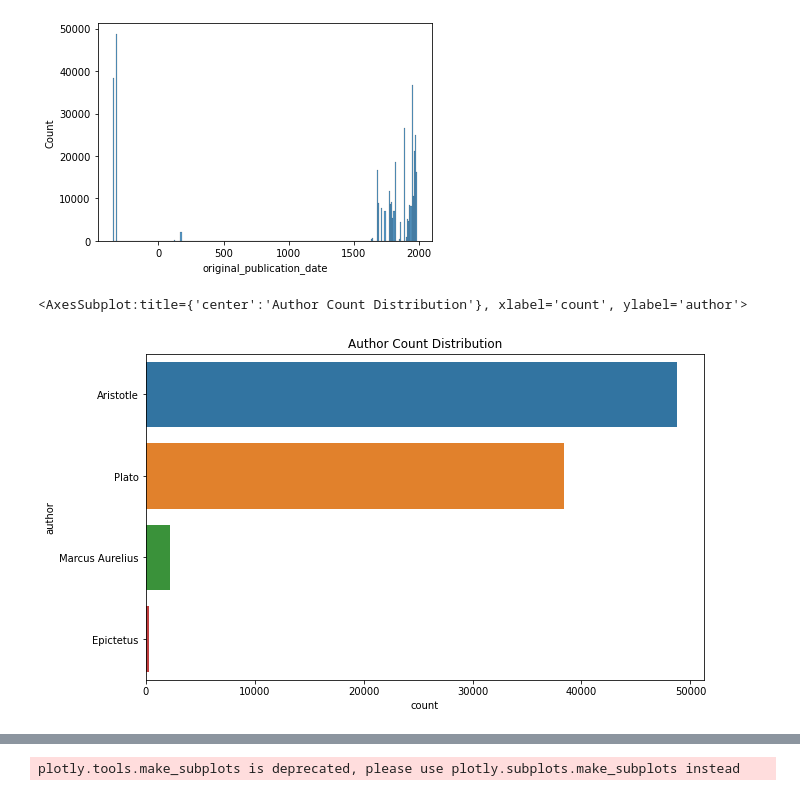
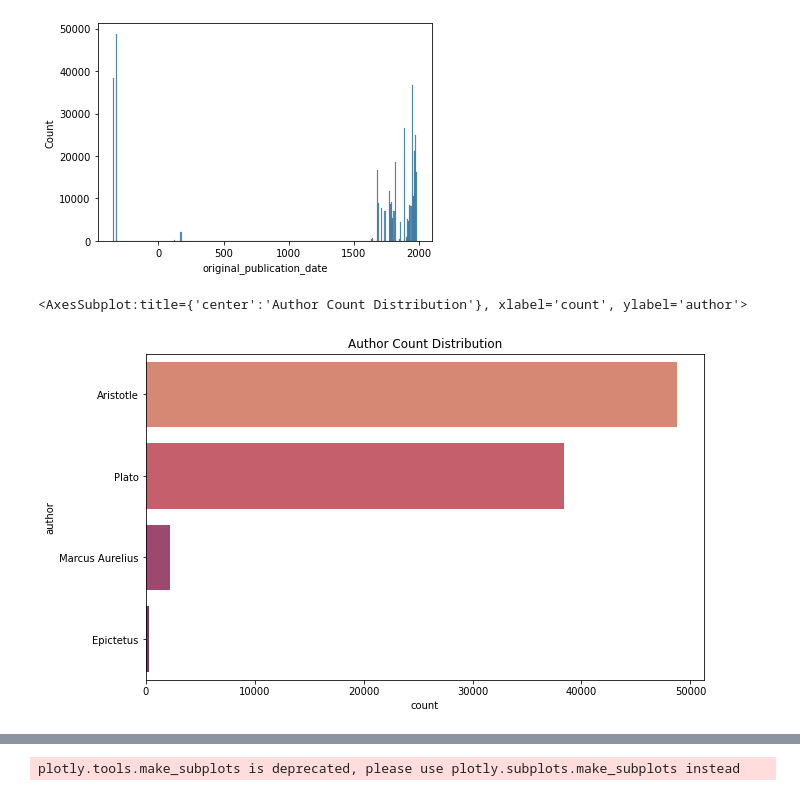
Before and after one commit to woonsupkim/NLP_Philosophy_DataStory, a Jupyter notebook: Project1.ipynb, the cells around one changed output, grey strips where cells are left out. Saved outputs shown, nothing was run; the diff lists cells and outputs as text; code cells hidden in the pictures.

```diff
--- a/Project1.ipynb
+++ b/Project1.ipynb
@@ -143,11 +143,11 @@ df_1900 = df[df['original_publication_date'] > 500]
 # %%
 fig,ax = plt.subplots()
 fig.set_size_inches(10,6)
 plt.title('Author Count Distribution')
-sns.countplot(y = 'author', data = df_500, order = df_500['author'].value_counts().index)
+sns.countplot(y = 'author', data = df_500, order = df_500['author'].value_counts().index, palette = 'flare')
 # %% [output]
 <AxesSubplot:title={'center':'Author Count Distribution'}, xlabel='count', ylabel='author'>
-[figure, old version]
+[figure, new version]
 # %%
 fig,ax = plt.subplots()
 fig.set_size_inches(10,6)
```
Also changed, not shown: parts of 3 cells of this notebook.
